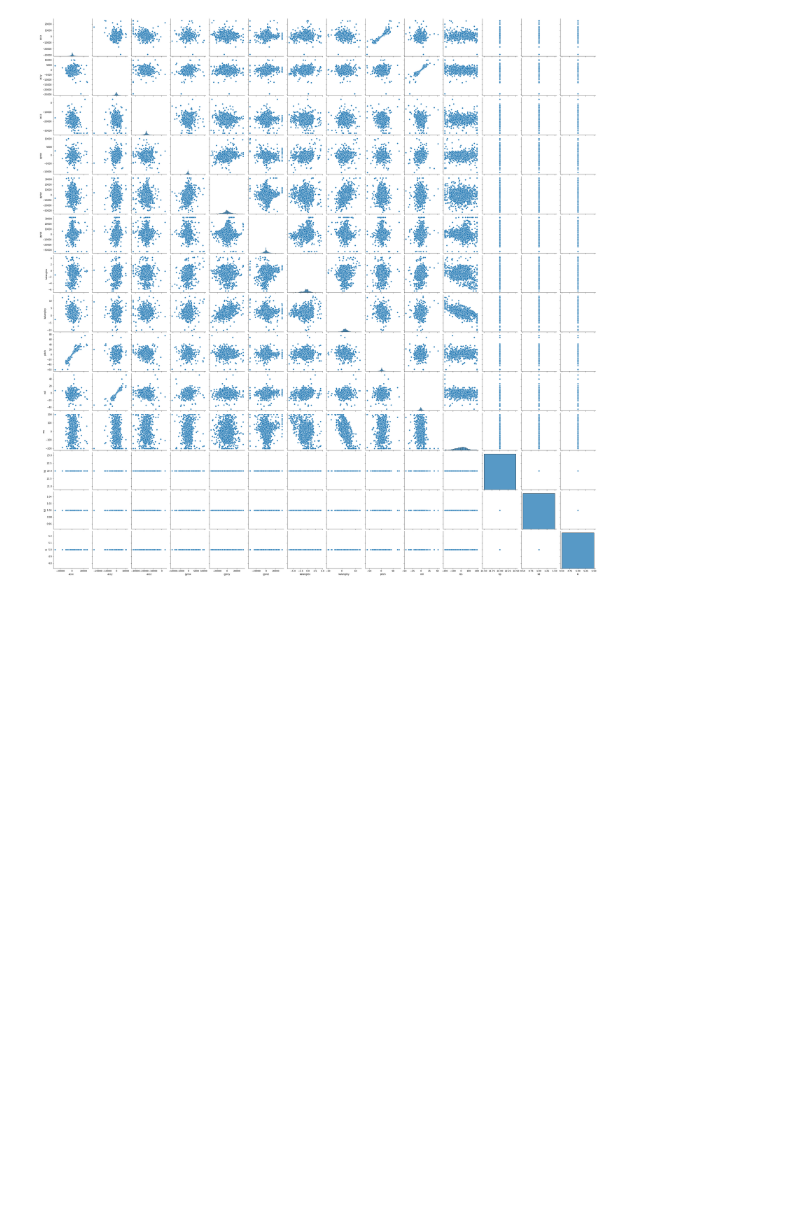
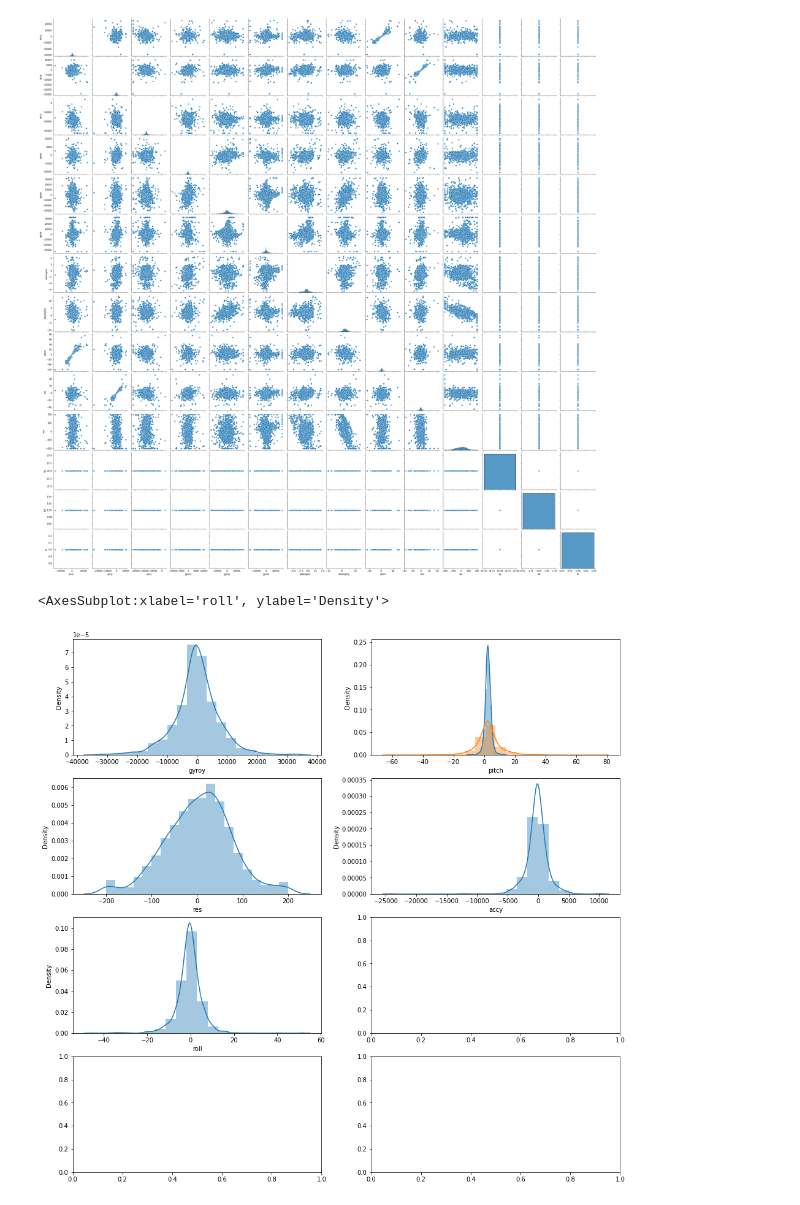
Before and after one commit to joaoavanzini/self-balancing, a Jupyter notebook: analytics.ipynb, the cells around one changed output. Drawn from its saved outputs; the diff is of its cells as text; code cells hidden in the pictures; blank space fills up the shorter version.

```diff
--- a/analytics.ipynb
+++ b/analytics.ipynb
@@ -59,7 +53,8 @@ df_influx.T
 | 1893 | {'time': '2021-10-02T02:05:01.221... |
 1894 rows × 1 columns
 # %%
-tempo = []
+time = []
+value = []
 for x in df_influx.T[0]:
-    tempo.append(x["time"])
-    #print(x["time"])
+    time.append(x["time"])
+    value.append(x["value"])
@@ -86,5 +61,9 @@ tempo
+# %%
+json_serialized_measure = {}
+for z in range(len(df_influx.T[0])):
+    json_serialized_measure[z] = json.loads(value[z])
+    json_serialized_measure[z]["measure"]["time"] = time[z]
 # %%
-valor = []
-for y in df_influx.T[0]:
-    valor.append(y["value"])
-    #print(y["value"])
+final_list = {}
+for y in range(len(df_influx.T[0])):
+    final_list[y] = json_serialized_measure[y]["measure"]
@@ -158,3 +70,3 @@ lista_final
 # %%
-dfitem = pd.DataFrame.from_dict(lista_final)
+df_item = pd.DataFrame.from_dict(final_list)
 # %%
@@ -178,3 +90,14 @@ sns.pairplot(data = dfitem.T)
 plt.show()
 # %% [output]
 [figure]
+# %%
+fig, ax = plt.subplots(4, 2, figsize = (16, 16))
+sns.distplot(df.gyroy, bins = 20, ax = ax[0,0])
+sns.distplot(df.kalangley, bins = 20, ax = ax[0,1])
+sns.distplot(df.pitch, bins = 20, ax = ax[0,1])
+sns.distplot(df.res, bins = 20, ax = ax[1,0])
+sns.distplot(df_item.T.accy, bins = 20, ax = ax[1,1])
+sns.distplot(df_item.T.roll, bins = 20, ax = ax[2,0])
+# %% [output]
+<AxesSubplot:xlabel='roll', ylabel='Density'>
+[figure, added]
```
Also changed, not shown: parts of 10 cells of this notebook.
